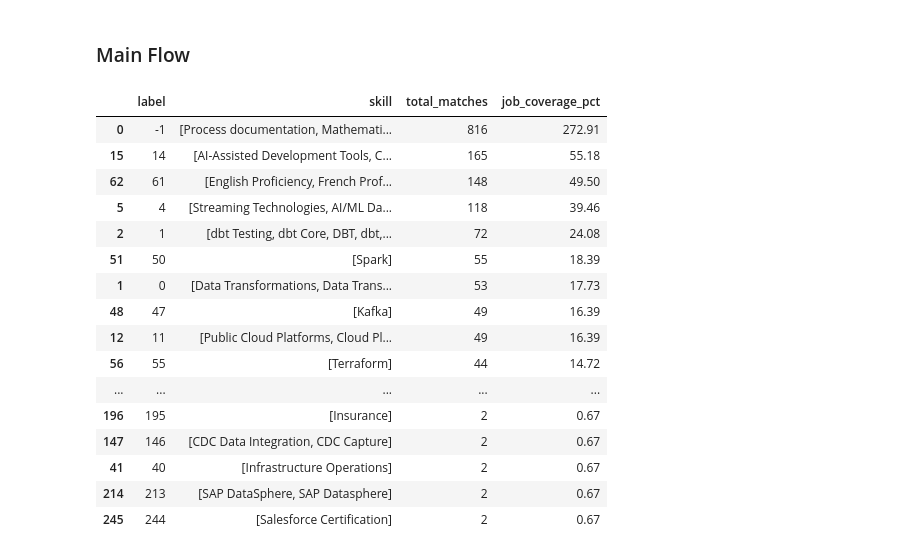
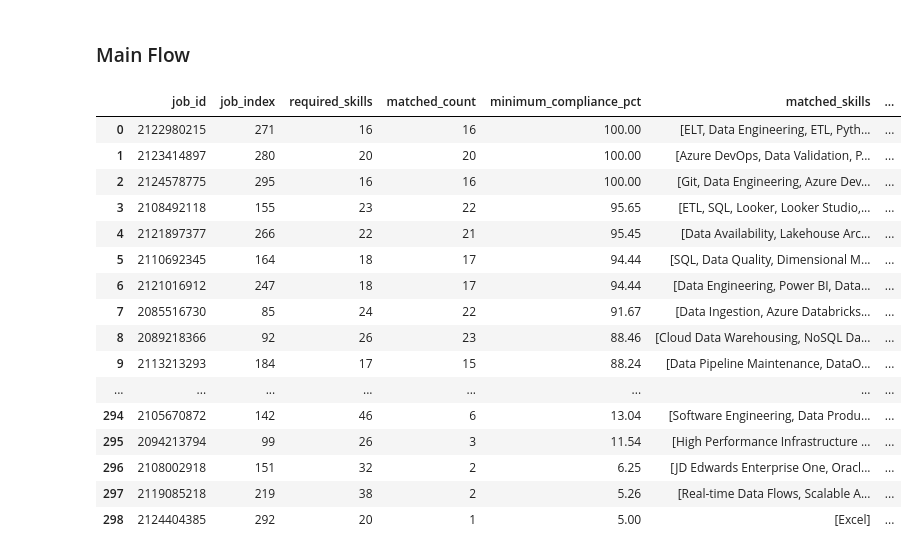
Before and after one commit to cgodevs/market-technical-fit-analysis-tool, a Jupyter notebook: backend/match_resume.ipynb, the cells around one changed output. Saved outputs shown, nothing was run; the diff lists cells and outputs as text; code cells hidden in the pictures.

Commit message:
fix: :bug: Fix matched_count column

```diff
--- a/backend/match_resume.ipynb
+++ b/backend/match_resume.ipynb
@@ -165,7 +165,12 @@ def get_market_analysis_results(market_obj: MarketSkillsMatrix) -> list[dict]:
             "nonmatched_skills_count": int(noncompliance_mask[i].sum()),
             "nonmatched_skills": list(set(market_obj.string_matrix[i][noncompliance_mask[i]])),
 
-            "matched_skills": market_obj.get_matched_skills(i),
+            "matched_skills": list(
+                market_obj.string_matrix[i][
+                    (market_obj._match_score_matrix[i] > 1) &
+                    (market_obj.string_matrix[i] != "")
+                ]
+            ),
             "similarity_match_scores": market_obj.get_matched_skills(i, with_scores=True),
 
             "not_ideal_skills": list(set(
@@ -189,14 +194,16 @@ def market_analysis_display(market_obj: MarketSkillsMatrix, analysis: list[dict]
             "job_id": entry["job_id"],
             "job_index": entry["job_index"],
             "required_skills": count,
+            "matched_count": len(entry["matched_skills"]),
             "minimum_compliance_pct": entry["minimum_compliance_pct"],
+            "matched_skills": entry["matched_skills"],
+
+            "insufficient_count": len(entry["not_ideal_skills"]),
             "ideal_compliance_pct": entry["ideal_compliance_pct"],
-            "matched_skills": entry["matched_skills"],
-            "matched_count": len(entry["matched_skills"]),
             "insufficient_proficiency": entry["not_ideal_skills"],
-            "insufficient_count": len(entry["not_ideal_skills"]),
+
+            "nonmatched_count": entry["nonmatched_skills_count"],
             "nonmatched_skills": entry["nonmatched_skills"],
-            "nonmatched_count": entry["nonmatched_skills_count"],
         }
         for entry, count in zip(sorted_analysis, sorted_counts)
     ])
@@ -295,7 +302,7 @@ class MarketSkillsMatrix:
             key=lambda x: x[1],
             reverse=True,
         )
-        ranked = ranked[:top_n]
+        # ranked = ranked[:top_n]
         return ranked if with_scores else [desc for desc, _ in ranked]
 # %% [markdown]
 ### Main Flow
@@ -410,20 +421,20 @@ nonmatched_hard_skills = nonmatches_display(hard_market)
 # %%
-nonmatched_hard_skills
+hard_market_analysis_df
 # %% [output]
-|  | label | skill | total_matches | job_coverage_pct |
-| 0 | -1 | [Process documentation, Mathemati... | 816 | 272.91 |
-| 15 | 14 | [AI-Assisted Development Tools, C... | 165 | 55.18 |
-| 62 | 61 | [English Proficiency, French Prof... | 148 | 49.50 |
-| 5 | 4 | [Streaming Technologies, AI/ML Da... | 118 | 39.46 |
-| 2 | 1 | [dbt Testing, dbt Core, DBT, dbt,... | 72 | 24.08 |
-| 51 | 50 | [Spark] | 55 | 18.39 |
-| 1 | 0 | [Data Transformations, Data Trans... | 53 | 17.73 |
-| 48 | 47 | [Kafka] | 49 | 16.39 |
-| 12 | 11 | [Public Cloud Platforms, Cloud Pl... | 49 | 16.39 |
-| 56 | 55 | [Terraform] | 44 | 14.72 |
-| ... | ... | ... | ... | ... |
-| 196 | 195 | [Insurance] | 2 | 0.67 |
-| 147 | 146 | [CDC Data Integration, CDC Capture] | 2 | 0.67 |
-| 41 | 40 | [Infrastructure Operations] | 2 | 0.67 |
-| 214 | 213 | [SAP DataSphere, SAP Datasphere] | 2 | 0.67 |
-| 245 | 244 | [Salesforce Certification] | 2 | 0.67 |
+|  | job_id | job_index | required_skills | matched_count | minimum_compliance_pct | matched_skills | ... |
+| 0 | 2122980215 | 271 | 16 | 16 | 100.00 | [ELT, Data Engineering, ETL, Pyth... | ... |
+| 1 | 2123414897 | 280 | 20 | 20 | 100.00 | [Azure DevOps, Data Validation, P... | ... |
+| 2 | 2124578775 | 295 | 16 | 16 | 100.00 | [Git, Data Engineering, Azure Dev... | ... |
+| 3 | 2108492118 | 155 | 23 | 22 | 95.65 | [ETL, SQL, Looker, Looker Studio,... | ... |
+| 4 | 2121897377 | 266 | 22 | 21 | 95.45 | [Data Availability, Lakehouse Arc... | ... |
+| 5 | 2110692345 | 164 | 18 | 17 | 94.44 | [SQL, Data Quality, Dimensional M... | ... |
+| 6 | 2121016912 | 247 | 18 | 17 | 94.44 | [Data Engineering, Power BI, Data... | ... |
+| 7 | 2085516730 | 85 | 24 | 22 | 91.67 | [Data Ingestion, Azure Databricks... | ... |
+| 8 | 2089218366 | 92 | 26 | 23 | 88.46 | [Cloud Data Warehousing, NoSQL Da... | ... |
+| 9 | 2113213293 | 184 | 17 | 15 | 88.24 | [Data Pipeline Maintenance, DataO... | ... |
+| ... | ... | ... | ... | ... | ... | ... | ... |
+| 294 | 2105670872 | 142 | 46 | 6 | 13.04 | [Software Engineering, Data Produ... | ... |
+| 295 | 2094213794 | 99 | 26 | 3 | 11.54 | [High Performance Infrastructure ... | ... |
+| 296 | 2108002918 | 151 | 32 | 2 | 6.25 | [JD Edwards Enterprise One, Oracl... | ... |
+| 297 | 2119085218 | 219 | 38 | 2 | 5.26 | [Real-time Data Flows, Scalable A... | ... |
+| 298 | 2124404385 | 292 | 20 | 1 | 5.00 | [Excel] | ... |
```
Also changed, not shown: parts of 1 cell of this notebook.
